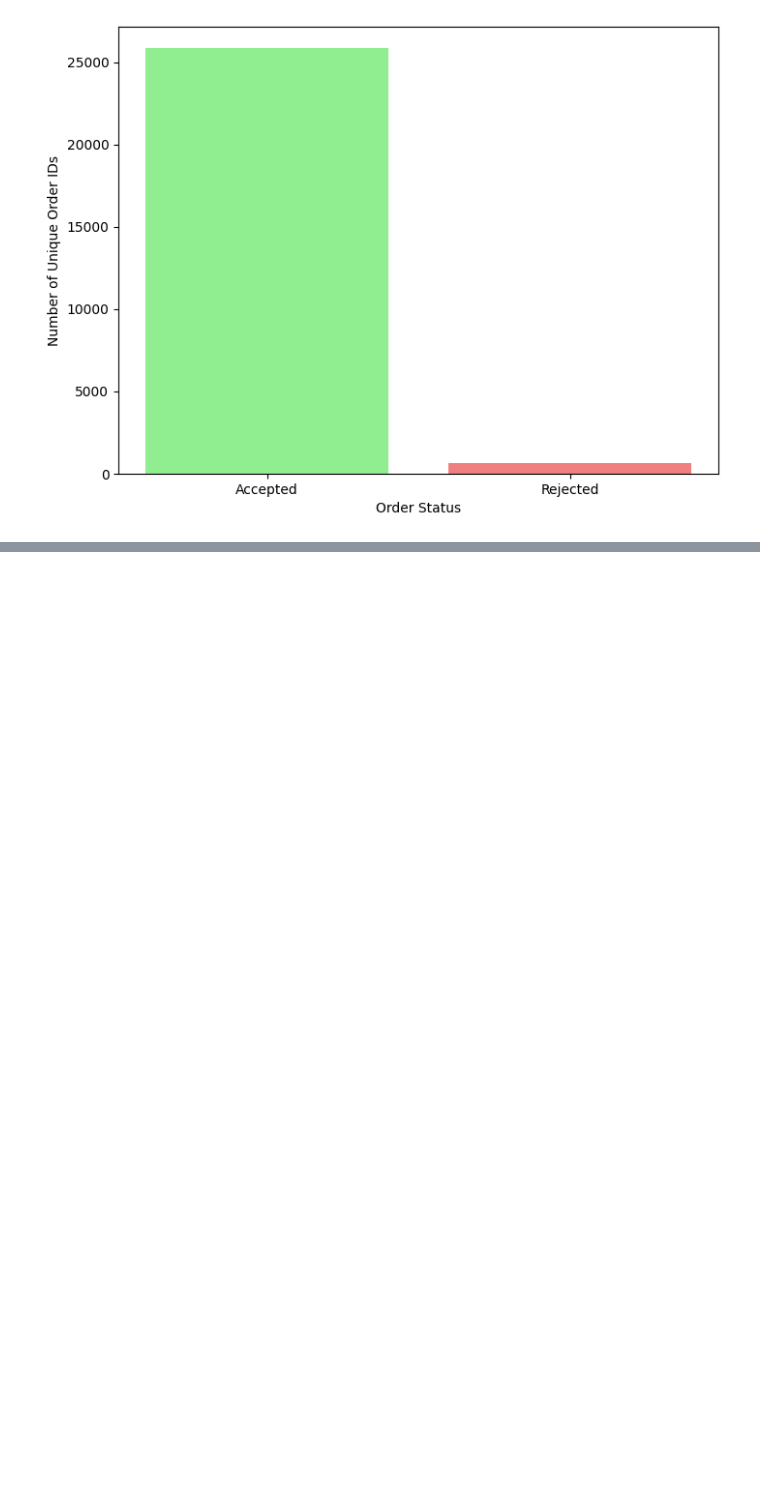
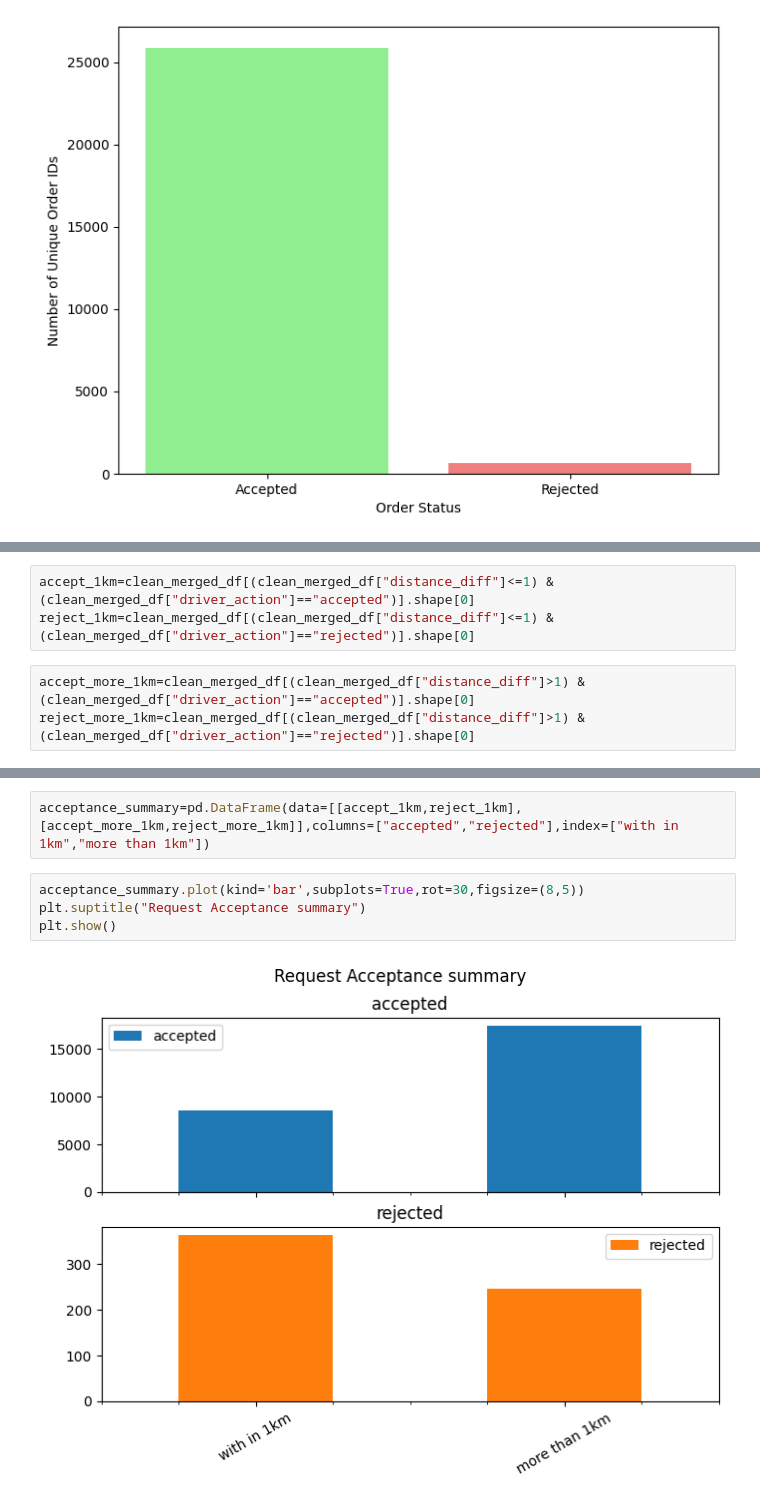
Before and after one commit to mahbubah/Logistic_optimization_Causal_Inference, a Jupyter notebook: notebooks/EDA_delivery_requests.ipynb, the cells around one changed output, grey strips where cells are left out. Drawn from its saved outputs; the diff is of its cells as text; blank space fills up the shorter version.

```diff
--- a/notebooks/EDA_delivery_requests.ipynb
+++ b/notebooks/EDA_delivery_requests.ipynb
@@ -153,0 +403,6 @@ plt.show()
+# %%
+accept_1km=clean_merged_df[(clean_merged_df["distance_diff"]<=1) & (clean_merged_df["driver_action"]=="accepted")].shape[0]
+reject_1km=clean_merged_df[(clean_merged_df["distance_diff"]<=1) & (clean_merged_df["driver_action"]=="rejected")].shape[0]
+# %%
+accept_more_1km=clean_merged_df[(clean_merged_df["distance_diff"]>1) & (clean_merged_df["driver_action"]=="accepted")].shape[0]
+reject_more_1km=clean_merged_df[(clean_merged_df["distance_diff"]>1) & (clean_merged_df["driver_action"]=="rejected")].shape[0]
@@ -153,0 +415,8 @@ plt.show()
+# %%
+acceptance_summary=pd.DataFrame(data=[[accept_1km,reject_1km],[accept_more_1km,reject_more_1km]],columns=["accepted","rejected"],index=["with in 1km","more than 1km"])
+# %%
+acceptance_summary.plot(kind='bar',subplots=True,rot=30,figsize=(8,5))
+plt.suptitle("Request Acceptance summary")
+plt.show()
+# %% [output]
+[figure, added]
```
Also changed, not shown: parts of 26 cells of this notebook, 1 other file.
